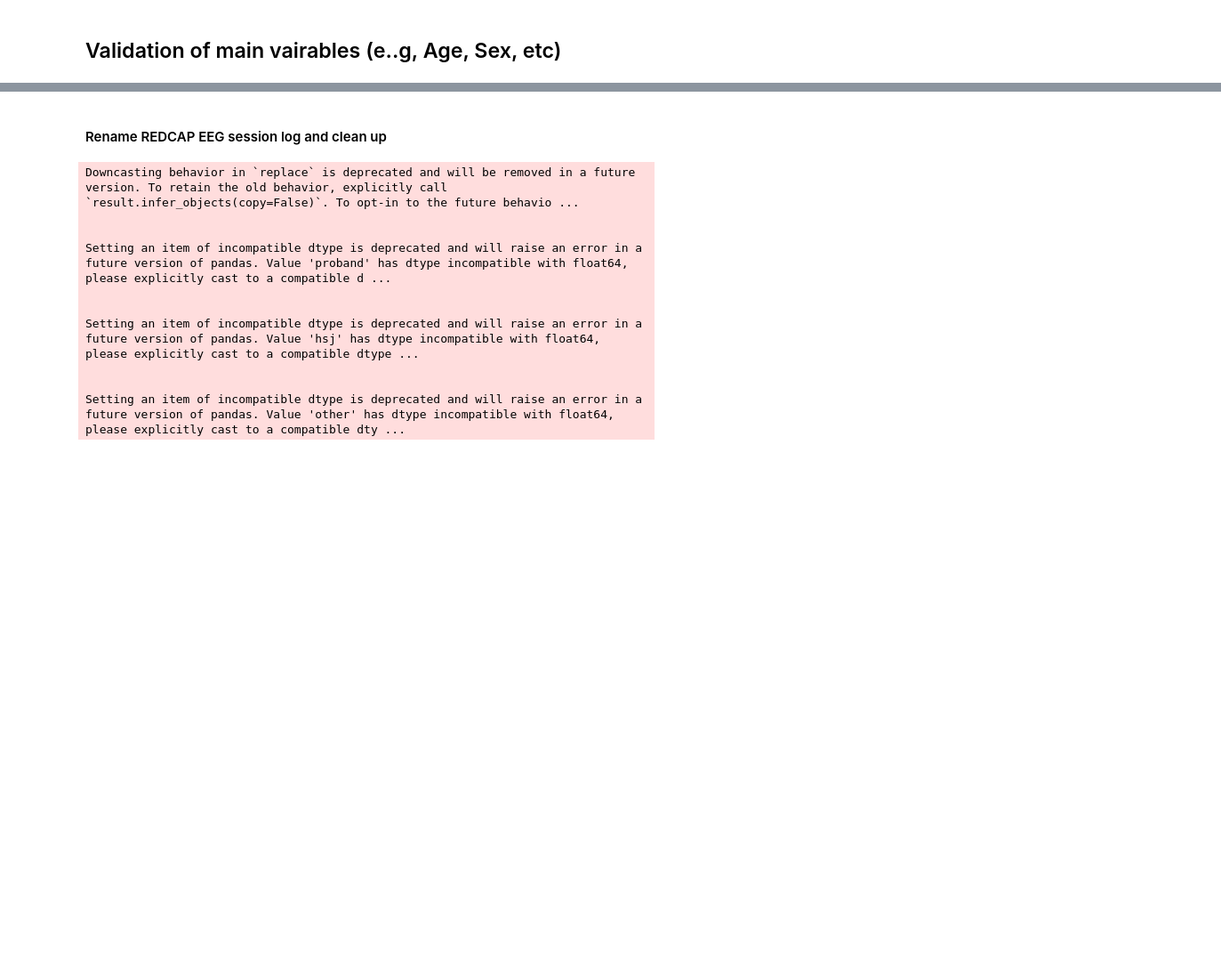
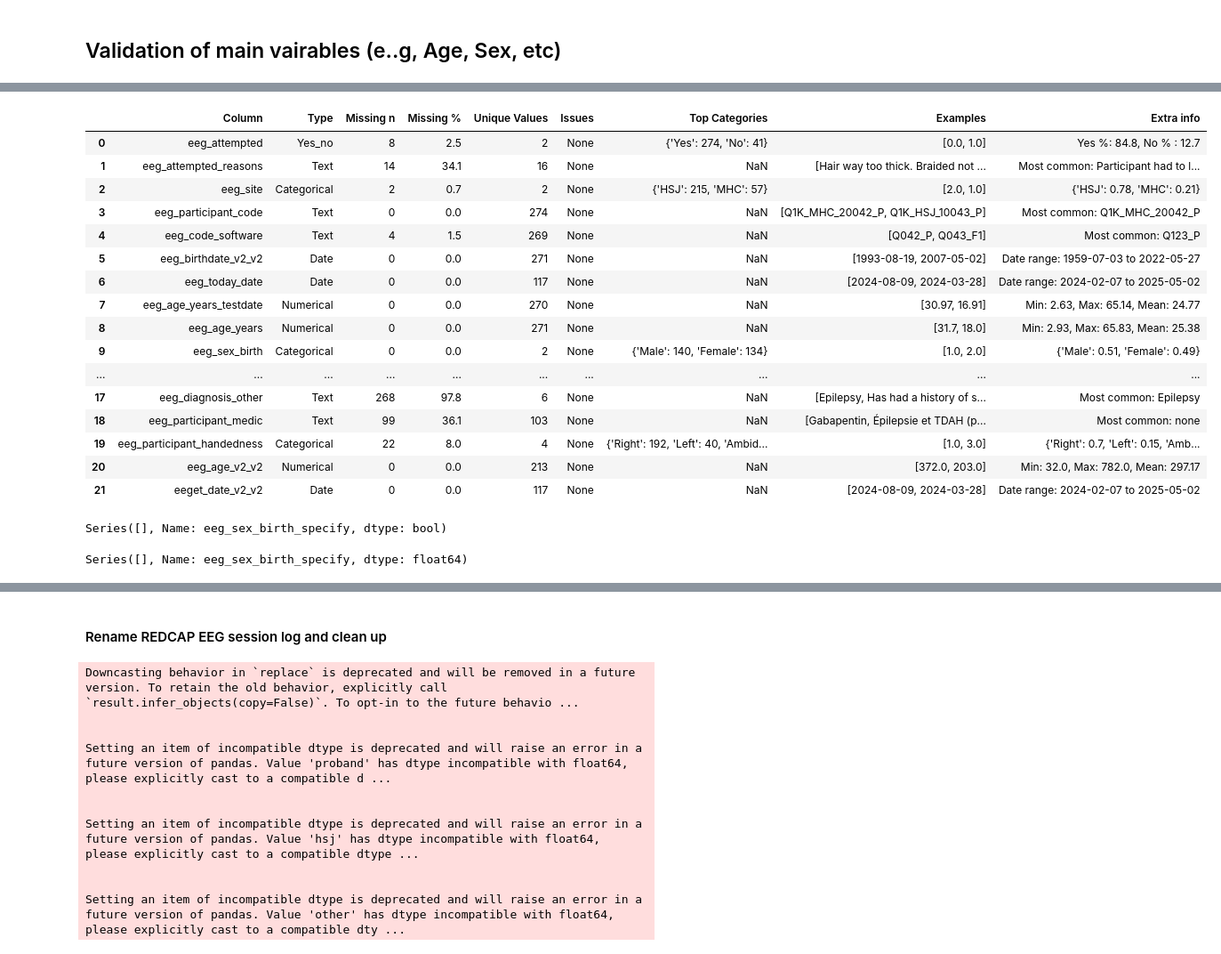
Before and after one commit to gabrielblancogomez/q1k-eeg-validation, a Jupyter notebook: code/EEG_ET_log_validation.ipynb, the cells around one changed output, grey strips where cells are left out. Shown at 89% size. Drawn from its saved outputs; the diff is of its cells as text; code cells hidden in the pictures; blank space fills up the shorter version.

```diff
--- a/code/EEG_ET_log_validation.ipynb
+++ b/code/EEG_ET_log_validation.ipynb
@@ -105,9 +148,6 @@ principal_cols = ['eeg_attempted',
  'eeg_age_v2_v2',
  'eeget_date_v2_v2']
 # %%
-# Delete the columns that are not needed
-vali_df = vali_df.drop(columns=delete_cols)
-
 # Select the columns that are needed
 main_vali= vali_df[principal_cols]
 # %% [markdown]
@@ -128,0 +466,10 @@ Index(['eeg_attempted', 'eeg_attempted_reasons', 'eeg_site',
+# %%
+net_size_cols = [
+    'eeg_44_47',
+    'eeg_47_51',
+    'eeg_51_54',
+    'eeg_54_56',
+    'eeg_56_58',
+    'eeg_58_61',
+    'eeg_other_net_size'
+]
@@ -128,0 +507,26 @@ Index(['eeg_attempted', 'eeg_attempted_reasons', 'eeg_site',
+# %%
+net_ids_cols = [ 'eeg_h12664',
+ 'eeg_s003466',
+ 'eeg_s004367',
+ 'eeg_s002720',
+ 'eeg_s004597',
+ 'eeg_s004463',
+ 'eeg_h12417',
+ 'eeg_h12416',
+ 'eeg_h12419',
+ 'eeg_h12424',
+ 'eeg_h12432',
+ 'eeg_h12421'
+ ]
+# %%
+# create a new column with the selected net size
+vali_df['eeg_net_ids'] = vali_df[net_ids_cols].apply(
+    lambda row: next((col for col in net_ids_cols if row[col] == 1), None),
+    axis=1
+)
+# Remove the eeg
+vali_df['eeg_net_ids'] = vali_df['eeg_net_ids'].str.replace('eeg_', '')
+
+# Drop the original columns
+#vali_df = vali_df.drop(columns=net_ids_cols)
+vali_df.eeg_net_ids.value_counts()
@@ -128,0 +974,28 @@ Index(['eeg_attempted', 'eeg_attempted_reasons', 'eeg_site',
+# %%
+summary_data
+# %% [output]
+|  | Column | Type | Missing n | Missing % | Unique Values | Issues | Top Categories | Examples | Extra info |
+| 0 | eeg_attempted | Yes_no | 8 | 2.5 | 2 | None | {'Yes': 274, 'No': 41} | [0.0, 1.0] | Yes %: 84.8, No % : 12.7 |
+| 1 | eeg_attempted_reasons | Text | 14 | 34.1 | 16 | None | NaN | [Hair way too thick. Braided not ... | Most common: Participant had to l... |
+| 2 | eeg_site | Categorical | 2 | 0.7 | 2 | None | {'HSJ': 215, 'MHC': 57} | [2.0, 1.0] | {'HSJ': 0.78, 'MHC': 0.21} |
+| 3 | eeg_participant_code | Text | 0 | 0.0 | 274 | None | NaN | [Q1K_MHC_20042_P, Q1K_HSJ_10043_P] | Most common: Q1K_MHC_20042_P |
+| 4 | eeg_code_software | Text | 4 | 1.5 | 269 | None | NaN | [Q042_P, Q043_F1] | Most common: Q123_P |
+| 5 | eeg_birthdate_v2_v2 | Date | 0 | 0.0 | 271 | None | NaN | [1993-08-19, 2007-05-02] | Date range: 1959-07-03 to 2022-05-27 |
+| 6 | eeg_today_date | Date | 0 | 0.0 | 117 | None | NaN | [2024-08-09, 2024-03-28] | Date range: 2024-02-07 to 2025-05-02 |
+| 7 | eeg_age_years_testdate | Numerical | 0 | 0.0 | 270 | None | NaN | [30.97, 16.91] | Min: 2.63, Max: 65.14, Mean: 24.77 |
+| 8 | eeg_age_years | Numerical | 0 | 0.0 | 271 | None | NaN | [31.7, 18.0] | Min: 2.93, Max: 65.83, Mean: 25.38 |
+| 9 | eeg_sex_birth | Categorical | 0 | 0.0 | 2 | None | {'Male': 140, 'Female': 134} | [1.0, 2.0] | {'Male': 0.51, 'Female': 0.49} |
+| ... | ... | ... | ... | ... | ... | ... | ... | ... | ... |
+| 17 | eeg_diagnosis_other | Text | 268 | 97.8 | 6 | None | NaN | [Epilepsy, Has had a history of s... | Most common: Epilepsy |
+| 18 | eeg_participant_medic | Text | 99 | 36.1 | 103 | None | NaN | [Gabapentin, Épilepsie et TDAH (p... | Most common: none |
+| 19 | eeg_participant_handedness | Categorical | 22 | 8.0 | 4 | None | {'Right': 192, 'Left': 40, 'Ambid... | [1.0, 3.0] | {'Right': 0.7, 'Left': 0.15, 'Amb... |
+| 20 | eeg_age_v2_v2 | Numerical | 0 | 0.0 | 213 | None | NaN | [372.0, 203.0] | Min: 32.0, Max: 782.0, Mean: 297.17 |
+| 21 | eeget_date_v2_v2 | Date | 0 | 0.0 | 117 | None | NaN | [2024-08-09, 2024-03-28] | Date range: 2024-02-07 to 2025-05-02 |
+# %%
+non_null>0
+# %% [output]
+Series([], Name: eeg_sex_birth_specify, dtype: bool)
+# %%
+non_null
+# %% [output]
+Series([], Name: eeg_sex_birth_specify, dtype: float64)
```
Also changed, not shown: parts of 41 cells of this notebook.
